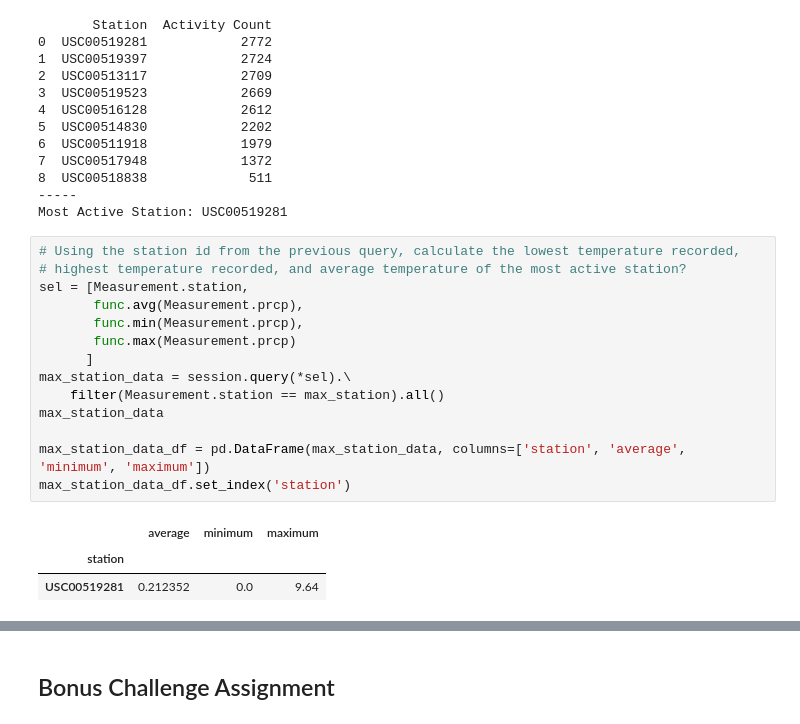
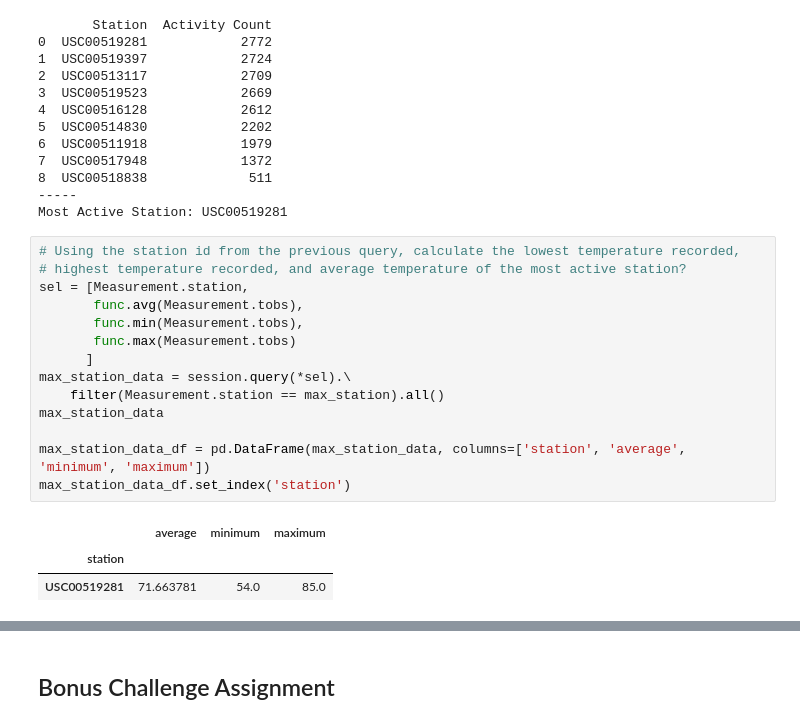
Before and after one commit to andyob715/sqlalchemy-project, a Jupyter notebook: climate_starter.ipynb, the cells around one changed output, grey strips where cells are left out. Cells and saved outputs as stored; diff of their text form.

```diff
--- a/climate_starter.ipynb
+++ b/climate_starter.ipynb
@@ -151,21 +151,21 @@ Most Active Station: USC00519281
 # %%
 # Using the station id from the previous query, calculate the lowest temperature recorded,
 # highest temperature recorded, and average temperature of the most active station?
 sel = [Measurement.station,
-       func.avg(Measurement.prcp),
-       func.min(Measurement.prcp),
-       func.max(Measurement.prcp)
+       func.avg(Measurement.tobs),
+       func.min(Measurement.tobs),
+       func.max(Measurement.tobs)
       ]
 max_station_data = session.query(*sel).\
     filter(Measurement.station == max_station).all()
 max_station_data
 
 max_station_data_df = pd.DataFrame(max_station_data, columns=['station', 'average', 'minimum', 'maximum'])
 max_station_data_df.set_index('station')
 # %% [output]
 |  | average | minimum | maximum |
 | station |  |  |  |
-| USC00519281 | 0.212352 | 0.0 | 9.64 |
+| USC00519281 | 71.663781 | 54.0 | 85.0 |
 # %%
 # Choose the station with the highest number of temperature observations.
 # Query the last 12 months of temperature observation data for this station and plot the results as a histogram
```
Also changed, not shown: parts of 1 cell of this notebook, 1 other file.
